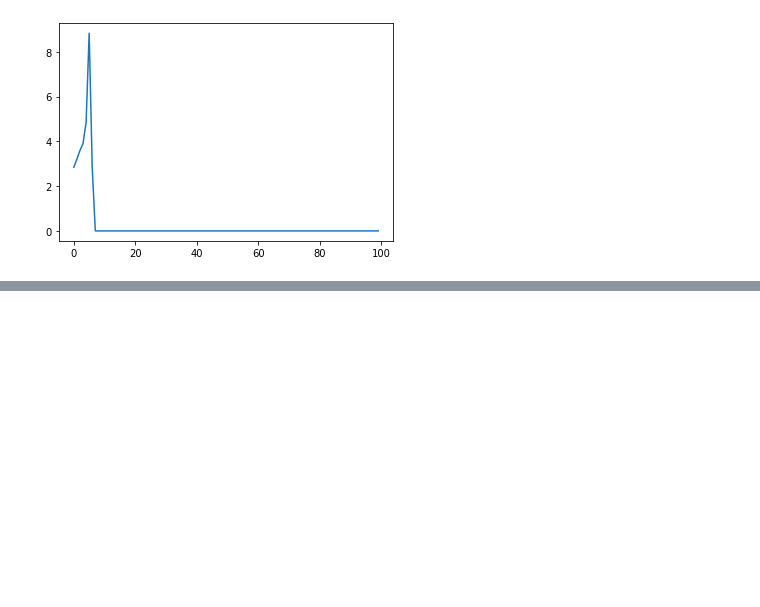
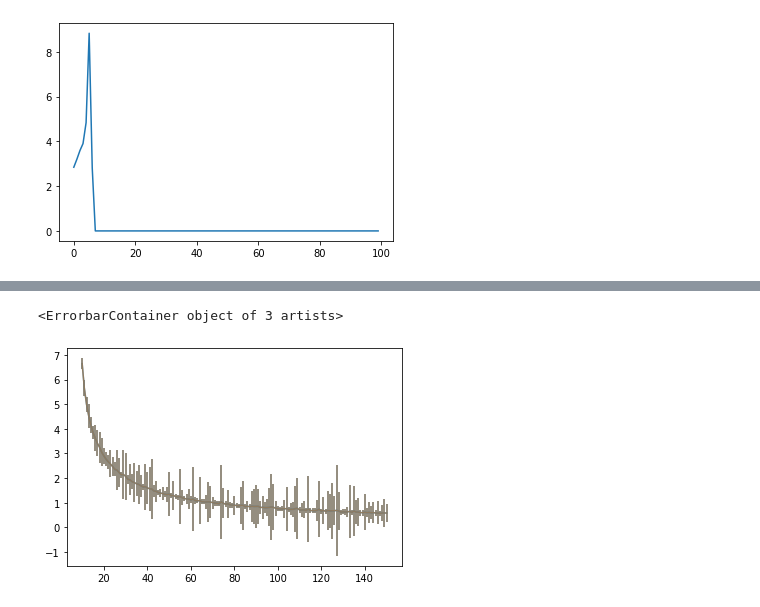
Before and after one commit to Zelenyy/phd-code, a Jupyter notebook: notebooks/16.Sattelite.ipynb, the cells around one changed output, grey strips where cells are left out. Cells and saved outputs as stored; diff of their text form; code cells hidden in the pictures; blank space fills up the shorter version.

```diff
--- a/notebooks/16.Sattelite.ipynb
+++ b/notebooks/16.Sattelite.ipynb
@@ -52,0 +91,9 @@ with tables.open_file(path) as h5file:
+# %%
+values_std = np.sqrt(data["variance"][:, 0])
+interpolator_std = LinearNDInterpolator(points, values_std)
+# %%
+plt.errorbar(test_points, interpolator(x), yerr=interpolator_std(x))
+plt.errorbar(test_points, values[indx], yerr=values_std[indx], alpha = 0.5)
+# %% [output]
+<ErrorbarContainer object of 3 artists>
+[figure, added]
```
Also changed, not shown: parts of 16 cells of this notebook, 2 other files.
